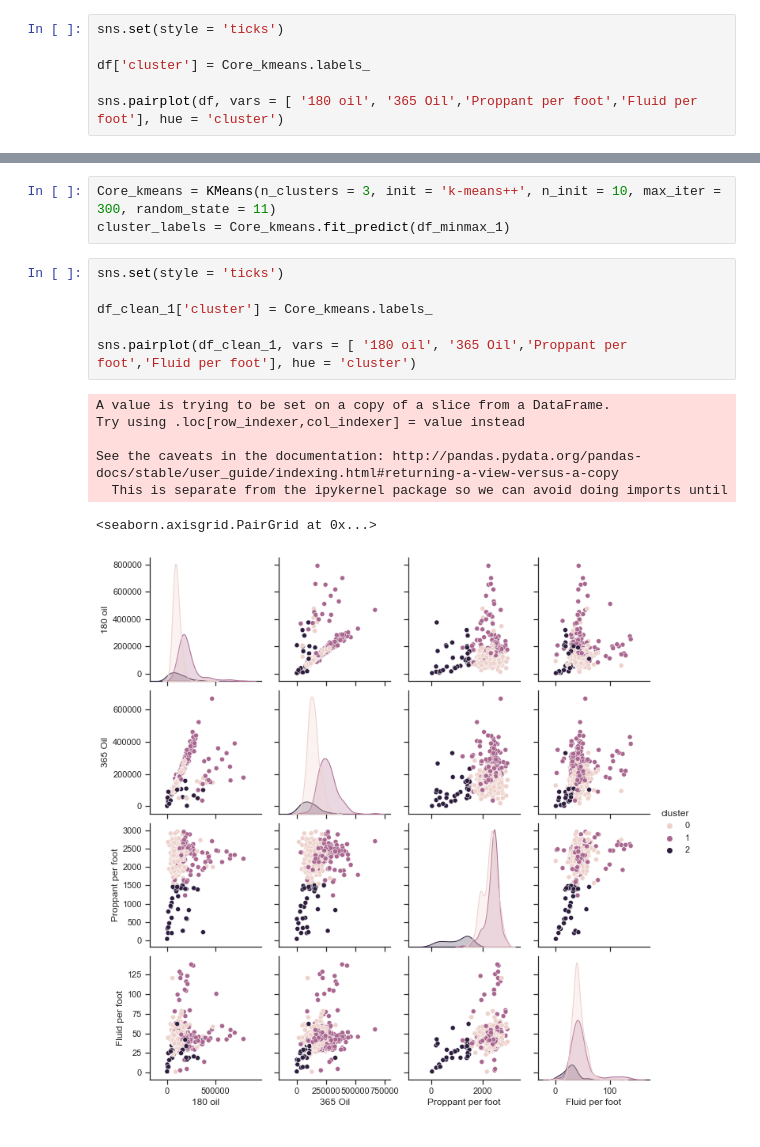
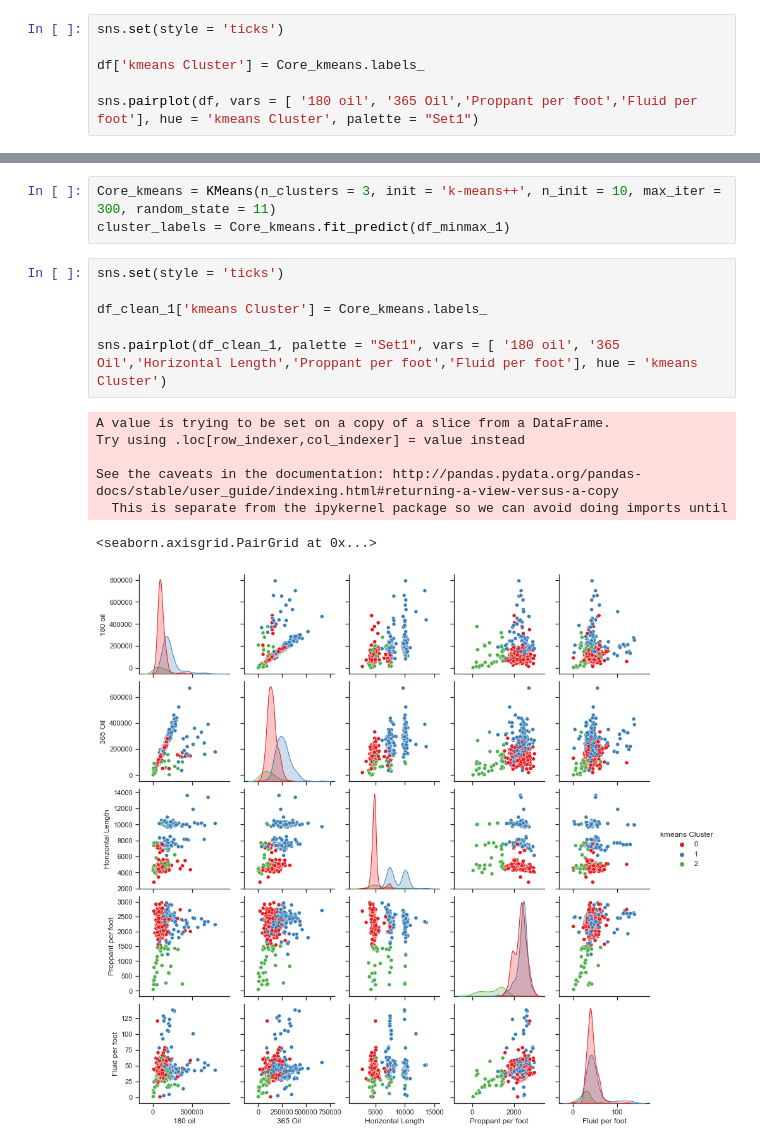
Before and after one commit to mjkhalaf/wolfcamp_DSA, a Jupyter notebook: hf.ipynb, the cells around one changed output, grey strips where cells are left out. Drawn from its saved outputs; the diff is of its cells as text.

```diff
--- a/hf.ipynb
+++ b/hf.ipynb
@@ -163,8 +164,8 @@ cluster_labels = Core_kmeans.fit_predict(df_minmax)
 # %%
 sns.set(style = 'ticks')
 
-df['cluster'] = Core_kmeans.labels_
+df['kmeans Cluster'] = Core_kmeans.labels_
 
-sns.pairplot(df, vars = [ '180 oil', '365 Oil','Proppant per foot','Fluid per foot'], hue = 'cluster')
+sns.pairplot(df, vars = [ '180 oil', '365 Oil','Proppant per foot','Fluid per foot'], hue = 'kmeans Cluster', palette = "Set1")
 # %% [output]
 <seaborn.axisgrid.PairGrid at 0x...>
@@ -188,14 +189,14 @@ cluster_labels = Core_kmeans.fit_predict(df_minmax_1)
 # %%
 sns.set(style = 'ticks')
 
-df_clean_1['cluster'] = Core_kmeans.labels_
+df_clean_1['kmeans Cluster'] = Core_kmeans.labels_
 
-sns.pairplot(df_clean_1, vars = [ '180 oil', '365 Oil','Proppant per foot','Fluid per foot'], hue = 'cluster')
+sns.pairplot(df_clean_1, palette = "Set1", vars = [ '180 oil', '365 Oil','Horizontal Length','Proppant per foot','Fluid per foot'], hue = 'kmeans Cluster')
 # %% [output]
 A value is trying to be set on a copy of a slice from a DataFrame.
 Try using .loc[row_indexer,col_indexer] = value instead
 
 See the caveats in the documentation: http://pandas.pydata.org/pandas-docs/stable/user_guide/indexing.html#returning-a-view-versus-a-copy
   This is separate from the ipykernel package so we can avoid doing imports until
 <seaborn.axisgrid.PairGrid at 0x...>
-[figure, old version]
+[figure, new version]
```
Also changed, not shown: parts of 10 cells of this notebook.
